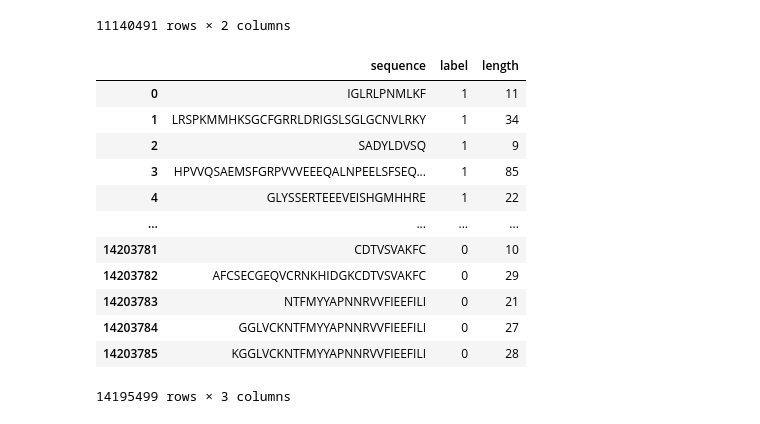
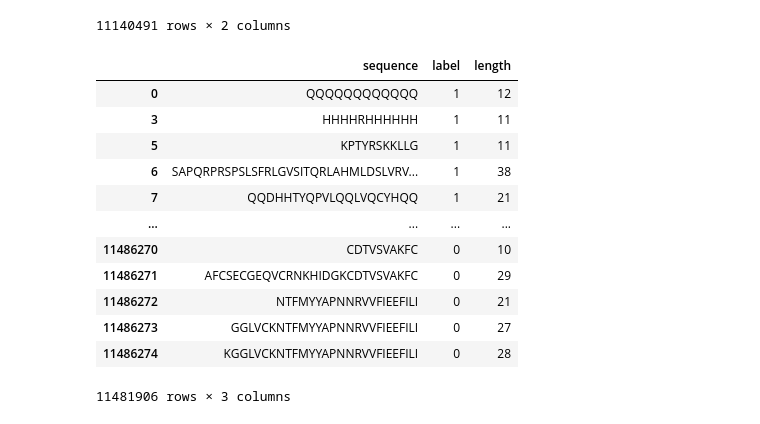
Before and after one commit to DRepresser/NeuroClassify, a Jupyter notebook: preprocess_and_EDA.ipynb, the cells around one changed output. Cells and saved outputs as stored; diff of their text form; code cells hidden in the pictures.

```diff
--- a/preprocess_and_EDA.ipynb
+++ b/preprocess_and_EDA.ipynb
@@ -33,0 +180,15 @@ positive_df
+# %%
+import re
+
+def clean_sequences(sequence):
+    if re.search(r'(.)\1{4,}', sequence):
+        return False
+    if len(set(sequence)) < 3:  # Less than 3 unique amino acids
+        return False
+    if len(sequence) < 5 or len(sequence) > 50:
+        return False
+    return True
+# %%
+positive_df['is_clean'] = positive_df['sequence'].apply(clean_sequences)
+positive_cleaned_data = positive_df[positive_df['is_clean']].drop(columns=['is_clean'])
+positive_cleaned_data
@@ -33,0 +216,3 @@ positive_df
+# %%
+sampled_data = positive_df.groupby('cluster_id').apply(lambda x: x.sample(min(len(x), 1))).reset_index(drop=True)
+sampled_data
@@ -33,0 +233,3 @@ positive_df
+# %%
+sampled_data = sampled_data.drop(columns=['cluster_id', 'is_clean'])
+sampled_data
@@ -50,24 +268,24 @@ negative_df
 | 11140490 | KGGLVCKNTFMYYAPNNRVVFIEEFILI | 0 |
 11140491 rows × 2 columns
 # %%
-df = pd.concat([positive_df, negative_df], ignore_index=True)
+df = pd.concat([sampled_data, negative_df], ignore_index=True)
 df['length'] = df['sequence'].apply(len)
 df = df[df['length'] <= 128]
 df
 # %% [output]
 |  | sequence | label | length |
-| 0 | IGLRLPNMLKF | 1 | 11 |
-| 1 | LRSPKMMHKSGCFGRRLDRIGSLSGLGCNVLRKY | 1 | 34 |
-| 2 | SADYLDVSQ | 1 | 9 |
-| 3 | HPVVQSAEMSFGRPVVVEEEQALNPEELSFSEQ... | 1 | 85 |
-| 4 | GLYSSERTEEEVEISHGMHHRE | 1 | 22 |
+| 0 | QQQQQQQQQQQQ | 1 | 12 |
+| 3 | HHHHRHHHHHH | 1 | 11 |
+| 5 | KPTYRSKKLLG | 1 | 11 |
+| 6 | SAPQRPRSPSLSFRLGVSITQRLAHMLDSLVRV... | 1 | 38 |
+| 7 | QQDHHTYQPVLQQLVQCYHQQ | 1 | 21 |
 | ... | ... | ... | ... |
-| 14203781 | CDTVSVAKFC | 0 | 10 |
-| 14203782 | AFCSECGEQVCRNKHIDGKCDTVSVAKFC | 0 | 29 |
-| 14203783 | NTFMYYAPNNRVVFIEEFILI | 0 | 21 |
-| 14203784 | GGLVCKNTFMYYAPNNRVVFIEEFILI | 0 | 27 |
-| 14203785 | KGGLVCKNTFMYYAPNNRVVFIEEFILI | 0 | 28 |
+| 11486270 | CDTVSVAKFC | 0 | 10 |
+| 11486271 | AFCSECGEQVCRNKHIDGKCDTVSVAKFC | 0 | 29 |
+| 11486272 | NTFMYYAPNNRVVFIEEFILI | 0 | 21 |
+| 11486273 | GGLVCKNTFMYYAPNNRVVFIEEFILI | 0 | 27 |
+| 11486274 | KGGLVCKNTFMYYAPNNRVVFIEEFILI | 0 | 28 |
-14195499 rows × 3 columns
+11481906 rows × 3 columns
 # %%
 df.info()
 # %% [output]
```
Also changed, not shown: parts of 22 cells of this notebook.
